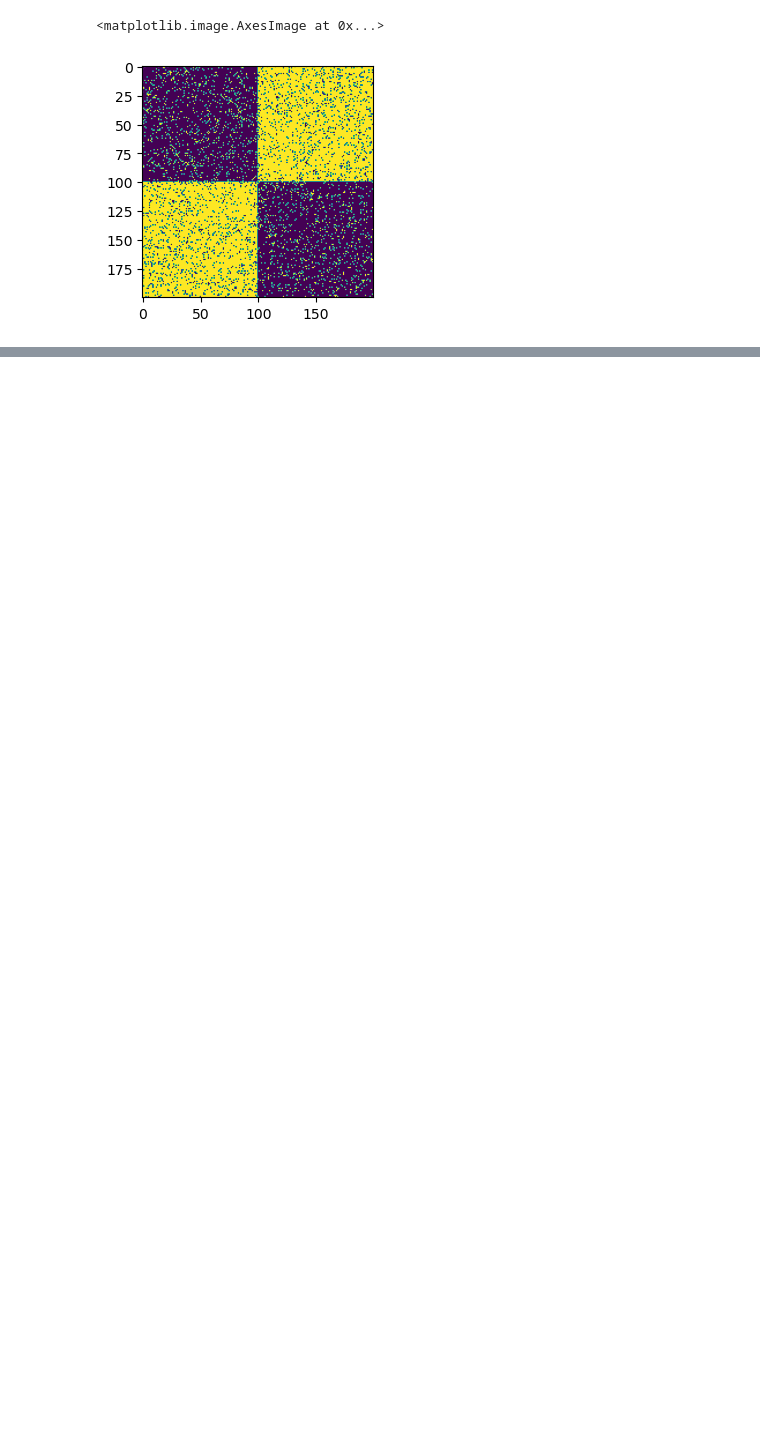
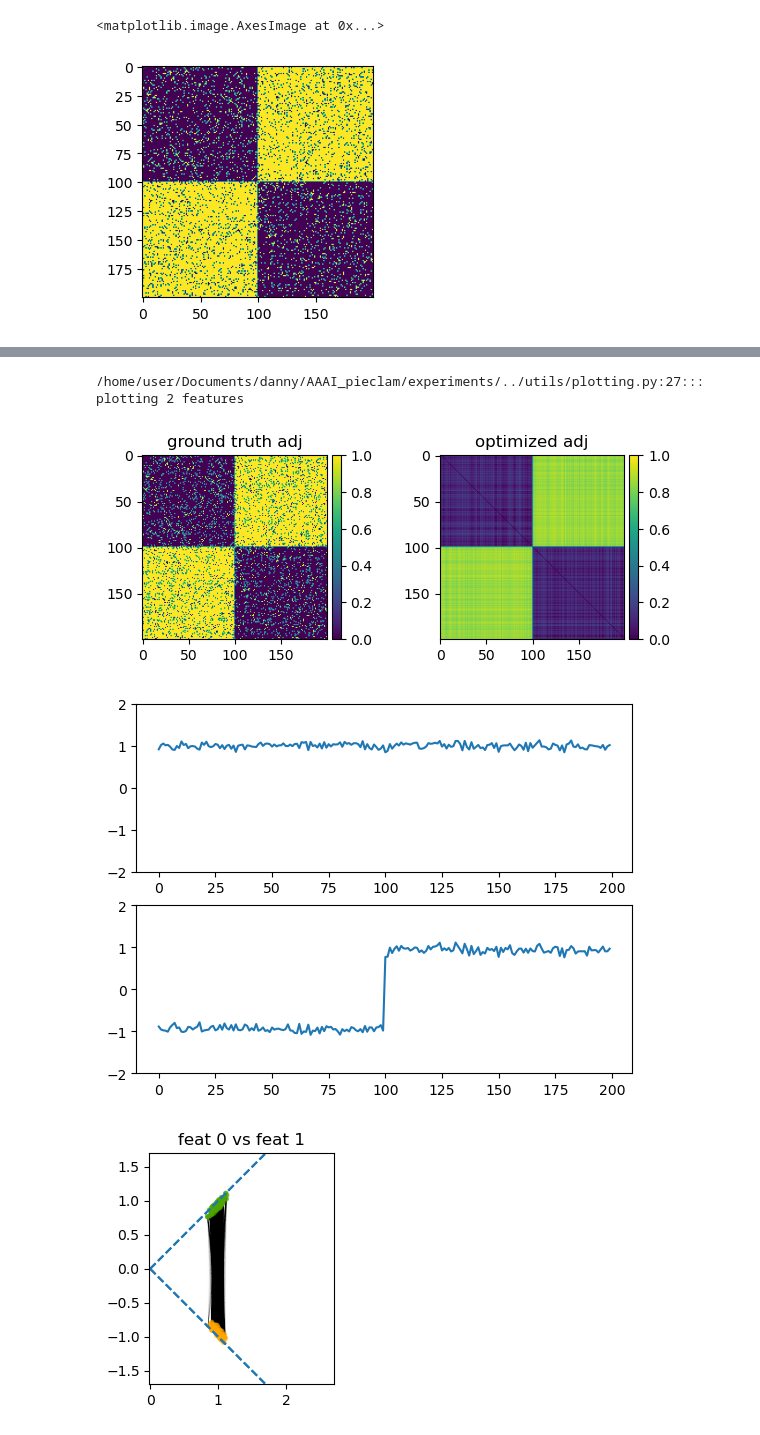
Before and after one commit to JuanCervino/PieClamNonSym, a Jupyter notebook: experiments/bipartite_big_and_ie.ipynb, the cells around one changed output, grey strips where cells are left out. Drawn from its saved outputs; the diff is of its cells as text; code cells hidden in the pictures; blank space fills up the shorter version.

```diff
--- a/experiments/bipartite_big_and_ie.ipynb
+++ b/experiments/bipartite_big_and_ie.ipynb
@@ -64,3 +128,10 @@ losses: -13743.3359375
+# %%
+trainer_iegam_bipart.plot_state(things_to_plot=['adj', '2dgraphs', 'feats'], draw_edges=True)
+# %% [output]
+/home/user/Documents/danny/AAAI_pieclam/experiments/../utils/plotting.py:27:::  plotting 2 features
+[figure, added]
+[figure, added]
+[figure, added]
 # %%
 
 config_triplets=[
```
Also changed, not shown: parts of 4 cells of this notebook, 5 other files.
